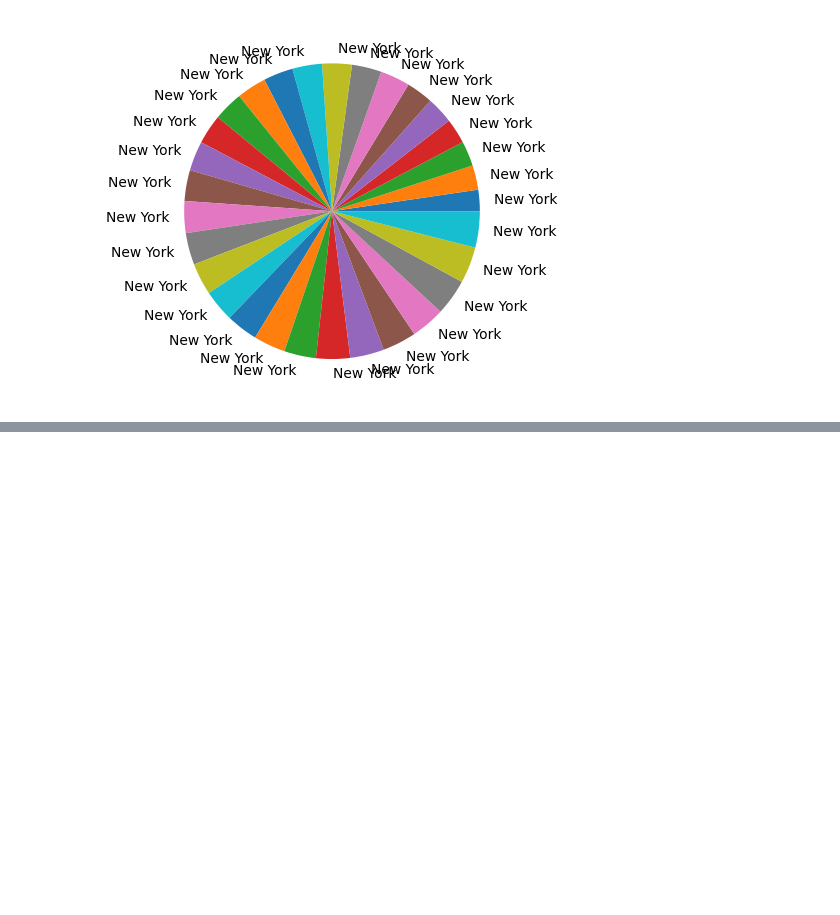
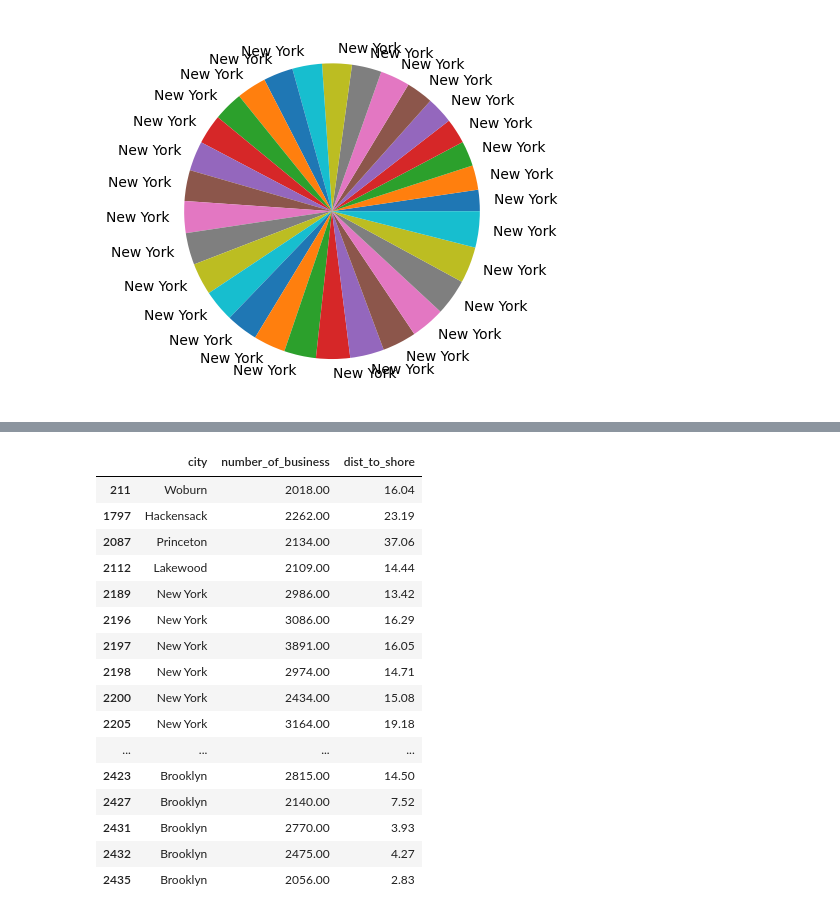
Before and after one commit to angelikabrown/zipanalysis_in_pandas, a Jupyter notebook: biztoshore.ipynb, the cells around one changed output, grey strips where cells are left out. Saved outputs shown, nothing was run; the diff lists cells and outputs as text; code cells hidden in the pictures; blank space fills up the shorter version.

```diff
--- a/biztoshore.ipynb
+++ b/biztoshore.ipynb
@@ -189,0 +203,24 @@ plt.show()
+# %%
+#filtering data for high amount of biz near the shore
+more_outliers_df2 = more_outliers_df[(more_outliers_df['number_of_business'] < 4000) & (more_outliers_df['number_of_business'] > 2000)]
+outliers_sorted2 = more_outliers_df2.sort_values(by='number_of_business')
+top_20outliers = more_outliers_df2.head(20)
+top_20outliers
+# %% [output]
+|  | city | number_of_business | dist_to_shore |
+| 211 | Woburn | 2018.00 | 16.04 |
+| 1797 | Hackensack | 2262.00 | 23.19 |
+| 2087 | Princeton | 2134.00 | 37.06 |
+| 2112 | Lakewood | 2109.00 | 14.44 |
+| 2189 | New York | 2986.00 | 13.42 |
+| 2196 | New York | 3086.00 | 16.29 |
+| 2197 | New York | 3891.00 | 16.05 |
+| 2198 | New York | 2974.00 | 14.71 |
+| 2200 | New York | 2434.00 | 15.08 |
+| 2205 | New York | 3164.00 | 19.18 |
+| ... | ... | ... | ... |
+| 2423 | Brooklyn | 2815.00 | 14.50 |
+| 2427 | Brooklyn | 2140.00 | 7.52 |
+| 2431 | Brooklyn | 2770.00 | 3.93 |
+| 2432 | Brooklyn | 2475.00 | 4.27 |
+| 2435 | Brooklyn | 2056.00 | 2.83 |
```
Also changed, not shown: parts of 3 cells of this notebook.
